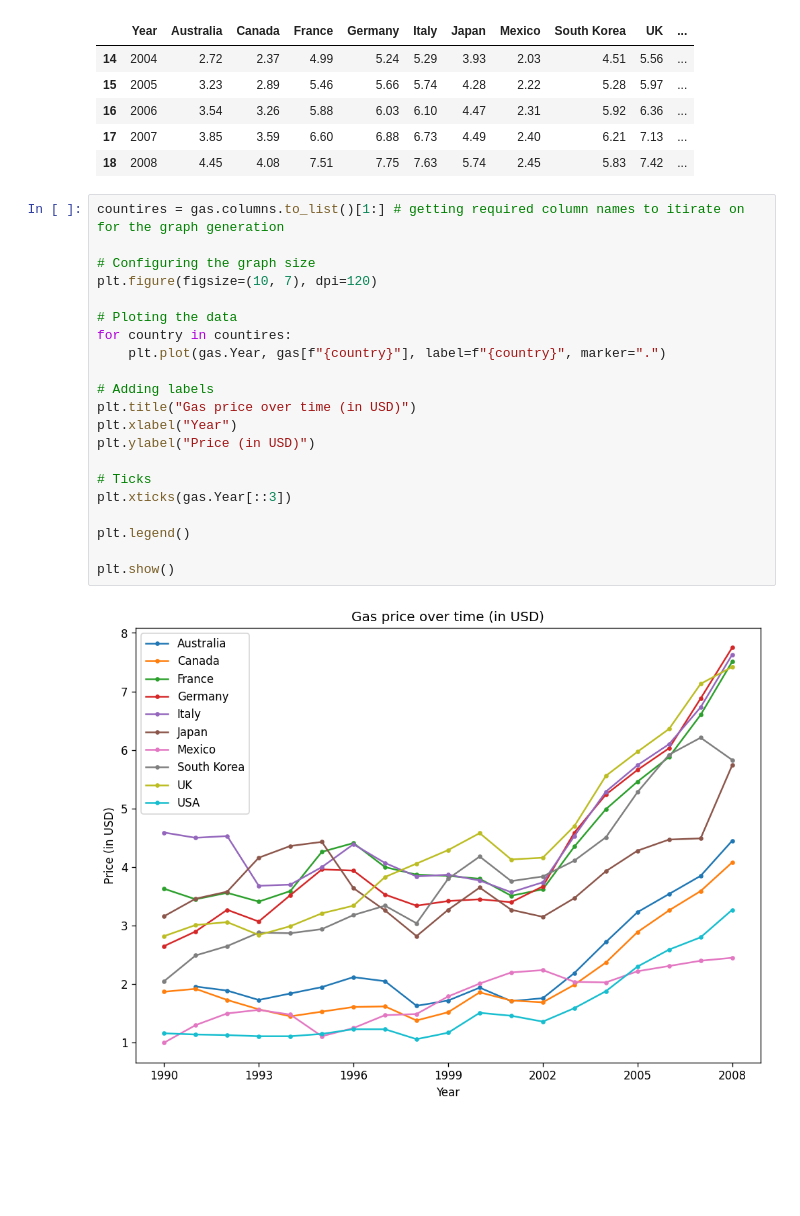
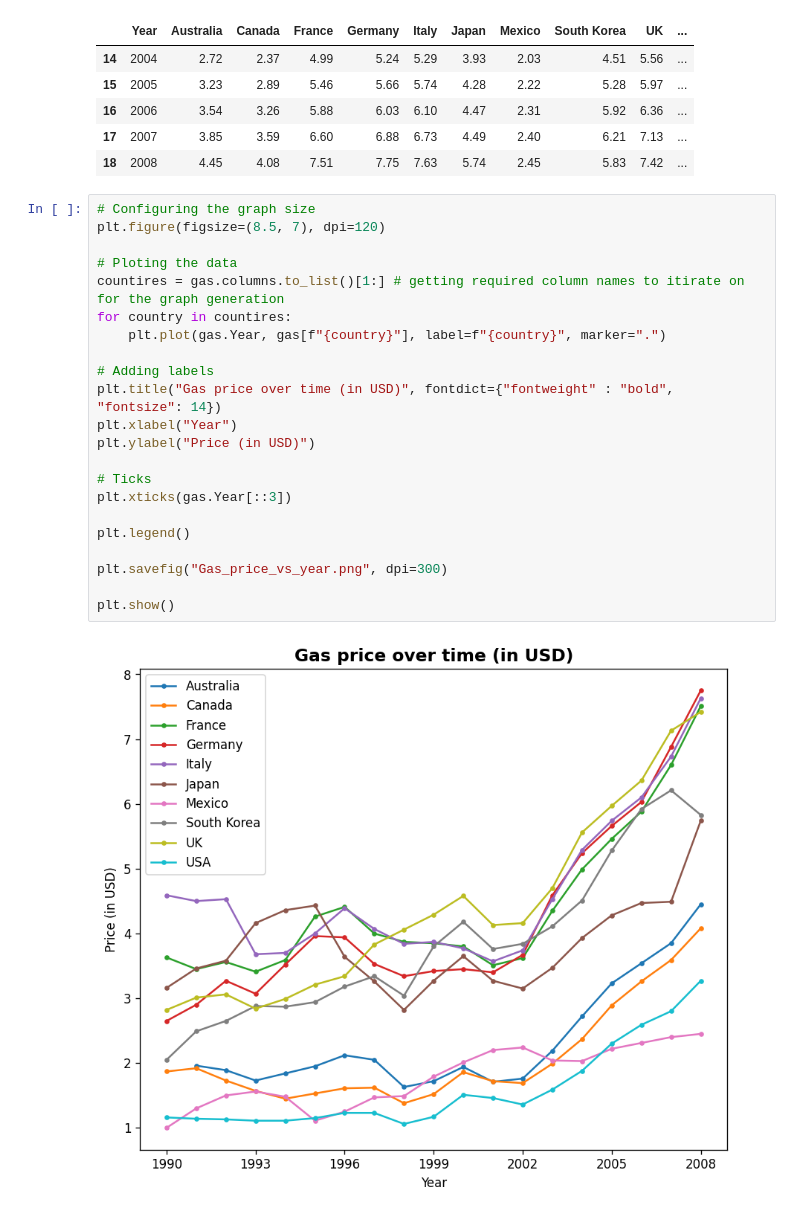
Before and after one commit to AbdulAzizMiazi/first-step-to-matplotlib, a Jupyter notebook: tutorials.ipynb, the cells around one changed output. Cells and saved outputs as stored; diff of their text form; blank space fills up the shorter version.

```diff
--- a/tutorials.ipynb
+++ b/tutorials.ipynb
@@ -101,25 +101,26 @@ gas.tail(5)
 | 17 | 2007 | 3.85 | 3.59 | 6.60 | 6.88 | 6.73 | 4.49 | 2.40 | 6.21 | 7.13 | ... |
 | 18 | 2008 | 4.45 | 4.08 | 7.51 | 7.75 | 7.63 | 5.74 | 2.45 | 5.83 | 7.42 | ... |
 # %%
-countires = gas.columns.to_list()[1:] # getting required column names to itirate on for the graph generation
-
 # Configuring the graph size
-plt.figure(figsize=(10, 7), dpi=120)
+plt.figure(figsize=(8.5, 7), dpi=120)
 
 # Ploting the data
+countires = gas.columns.to_list()[1:] # getting required column names to itirate on for the graph generation
 for country in countires:
     plt.plot(gas.Year, gas[f"{country}"], label=f"{country}", marker=".")
 
 # Adding labels
-plt.title("Gas price over time (in USD)")
+plt.title("Gas price over time (in USD)", fontdict={"fontweight" : "bold", "fontsize": 14})
 plt.xlabel("Year")
 plt.ylabel("Price (in USD)")
 
 # Ticks
 plt.xticks(gas.Year[::3])
 
 plt.legend()
 
+plt.savefig("Gas_price_vs_year.png", dpi=300)
+
 plt.show()
 # %% [output]
-[figure, old version]
+[figure, new version]
```
Also changed, not shown: parts of 9 cells of this notebook, 1 other file.
